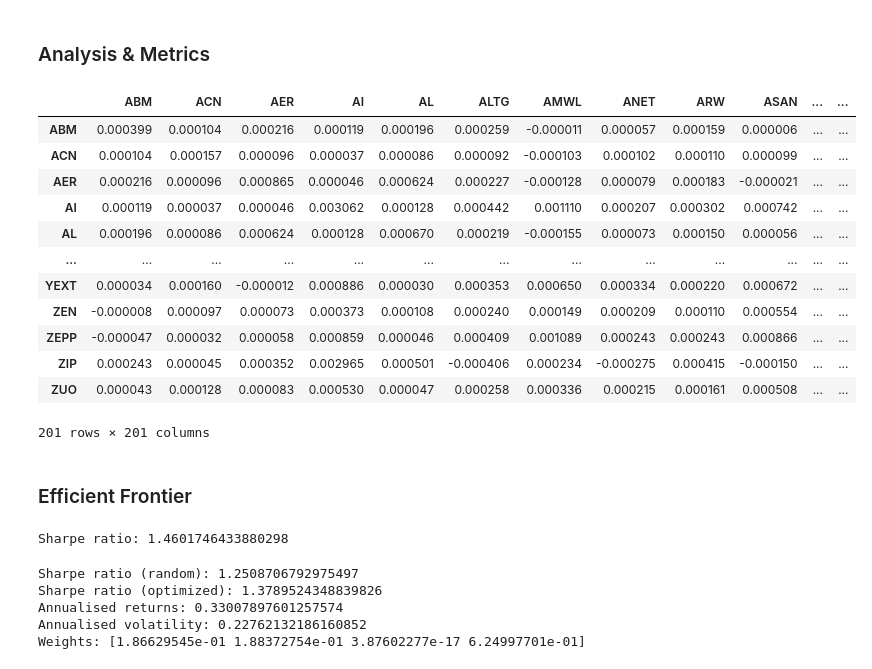
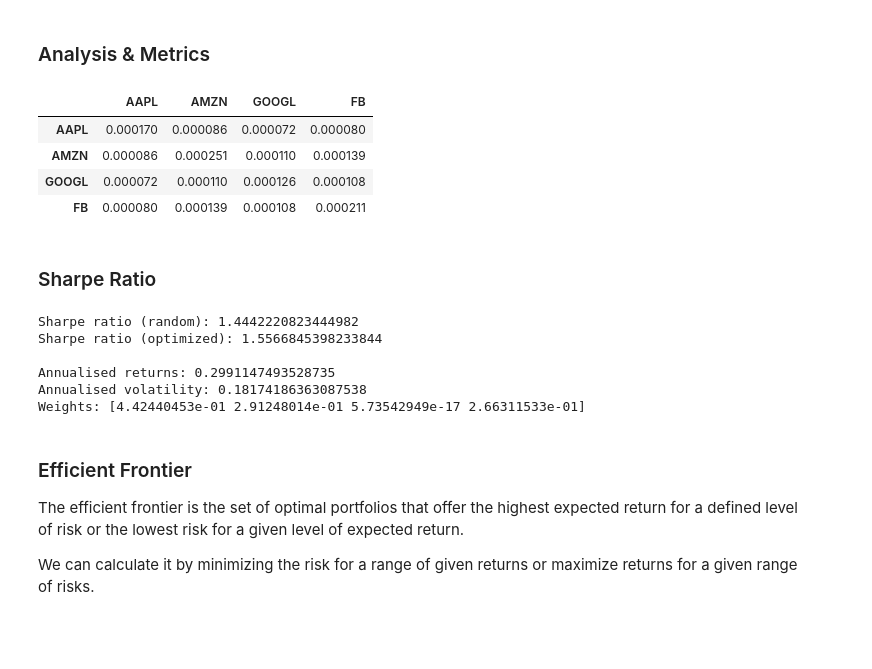
Before and after one commit to gracejyzhang/finance-collection, a Jupyter notebook: portfolio_optimization.ipynb, the cells around one changed output. Drawn from its saved outputs; the diff is of its cells as text; code cells hidden in the pictures; blank space fills up the shorter version.

```diff
--- a/portfolio_optimization.ipynb
+++ b/portfolio_optimization.ipynb
@@ -14,7 +15,7 @@ for symbol in tickers:
     try:
         adj_close = pd.read_csv(f'data/time_series_daily_curated/{symbol}.csv', index_col=0).loc['5. adjusted close',:]
         adj_close.name = symbol
-        df1 = df.append(adj_close)
+        df1 = df1.append(adj_close)
     except:
         continue
 
@@ -111,30 +112,24 @@ df
 # %% [markdown]
 ### Analysis & Metrics
 # %%
+df = df1
+
 # expected daily returns
 expected_returns = df.pct_change().mean()
 
 # log of percent change
 pct_change = df.pct_change().apply(lambda x : np.log(1+x))
 
 # correlation matrix
 corr_matrix = pct_change.corr()
 
 # covariance matrix
 cov_matrix = pct_change.cov()
 cov_matrix
 # %% [output]
-|  | ABM | ACN | AER | AI | AL | ALTG | AMWL | ANET | ARW | ASAN | ... | ... |
-| ABM | 0.000399 | 0.000104 | 0.000216 | 0.000119 | 0.000196 | 0.000259 | -0.000011 | 0.000057 | 0.000159 | 0.000006 | ... | ... |
-| ACN | 0.000104 | 0.000157 | 0.000096 | 0.000037 | 0.000086 | 0.000092 | -0.000103 | 0.000102 | 0.000110 | 0.000099 | ... | ... |
-| AER | 0.000216 | 0.000096 | 0.000865 | 0.000046 | 0.000624 | 0.000227 | -0.000128 | 0.000079 | 0.000183 | -0.000021 | ... | ... |
-| AI | 0.000119 | 0.000037 | 0.000046 | 0.003062 | 0.000128 | 0.000442 | 0.001110 | 0.000207 | 0.000302 | 0.000742 | ... | ... |
-| AL | 0.000196 | 0.000086 | 0.000624 | 0.000128 | 0.000670 | 0.000219 | -0.000155 | 0.000073 | 0.000150 | 0.000056 | ... | ... |
-| ... | ... | ... | ... | ... | ... | ... | ... | ... | ... | ... | ... | ... |
-| YEXT | 0.000034 | 0.000160 | -0.000012 | 0.000886 | 0.000030 | 0.000353 | 0.000650 | 0.000334 | 0.000220 | 0.000672 | ... | ... |
-| ZEN | -0.000008 | 0.000097 | 0.000073 | 0.000373 | 0.000108 | 0.000240 | 0.000149 | 0.000209 | 0.000110 | 0.000554 | ... | ... |
-| ZEPP | -0.000047 | 0.000032 | 0.000058 | 0.000859 | 0.000046 | 0.000409 | 0.001089 | 0.000243 | 0.000243 | 0.000866 | ... | ... |
-| ZIP | 0.000243 | 0.000045 | 0.000352 | 0.002965 | 0.000501 | -0.000406 | 0.000234 | -0.000275 | 0.000415 | -0.000150 | ... | ... |
-| ZUO | 0.000043 | 0.000128 | 0.000083 | 0.000530 | 0.000047 | 0.000258 | 0.000336 | 0.000215 | 0.000161 | 0.000508 | ... | ... |
+|  | AAPL | AMZN | GOOGL | FB |
+| AAPL | 0.000170 | 0.000086 | 0.000072 | 0.000080 |
+| AMZN | 0.000086 | 0.000251 | 0.000110 | 0.000139 |
+| GOOGL | 0.000072 | 0.000110 | 0.000126 | 0.000108 |
+| FB | 0.000080 | 0.000139 | 0.000108 | 0.000211 |
-201 rows × 201 columns
 # %%
@@ -146,21 +152,3 @@ def extract_info(df):
-# %% [markdown]
-### Efficient Frontier
-# %%
-RISK_FREE_RATE = 0.0162 # current risk free rate
-NUM_TRADING_DAYS = 250
-
-
-# annualised performance of given weights
-def annualised_performance(weights, expected_returns, cov_matrix):
-    returns = np.dot(weights, expected_returns) * NUM_TRADING_DAYS
-    volatility = np.sqrt(cov_matrix.mul(weights, axis=0).mul(weights, axis=1).sum().sum() * NUM_TRADING_DAYS)
-    return returns, volatility
-
-
-# sharpe ratio
-def sharpe_ratio(weights, expected_returns, cov_matrix):
-    returns, volatility = annualised_performance(weights, expected_returns, cov_matrix)
-    return (returns - RISK_FREE_RATE) / volatility
-# %% [output]
-Sharpe ratio: 1.4601746433880298
+# %% [markdown]
+### Sharpe Ratio
 # %%
@@ -188,16 +176,21 @@ weights = weights / np.sum(weights)
 print(f'Sharpe ratio (random): {sharpe_ratio(weights, expected_returns, cov_matrix)}')
 
 # optimized weights
-expected_returns, cov_matrix = extract_info(df2)
 result = optimize_sharpe_ratio(expected_returns, cov_matrix).x
 returns, volatility = annualised_performance(result, expected_returns, cov_matrix)
-print(f'Sharpe ratio (optimized): {sharpe_ratio(result, expected_returns, cov_matrix)}')
+print(f'Sharpe ratio (optimized): {sharpe_ratio(result, expected_returns, cov_matrix)}\n')
 print(f'Annualised returns: {returns}')
 print(f'Annualised volatility: {volatility}')
 print(f'Weights: {result}')
 # %% [output]
-Sharpe ratio (random): 1.2508706792975497
-Sharpe ratio (optimized): 1.3789524348839826
-Annualised returns: 0.33007897601257574
-Annualised volatility: 0.22762132186160852
-Weights: [1.86629545e-01 1.88372754e-01 3.87602277e-17 6.24997701e-01]
+Sharpe ratio (random): 1.4442220823444982
+Sharpe ratio (optimized): 1.5566845398233844
+
+Annualised returns: 0.2991147493528735
+Annualised volatility: 0.18174186363087538
+Weights: [4.42440453e-01 2.91248014e-01 5.73542949e-17 2.66311533e-01]
+# %% [markdown]
+### Efficient Frontier
+The efficient frontier is the set of optimal portfolios that offer the highest expected return for a defined level of risk or the lowest risk for a given level of expected return.
+
+We can calculate it by minimizing the risk for a range of given returns or maximize returns for a given range of risks.
```
Also changed, not shown: parts of 9 cells of this notebook.
